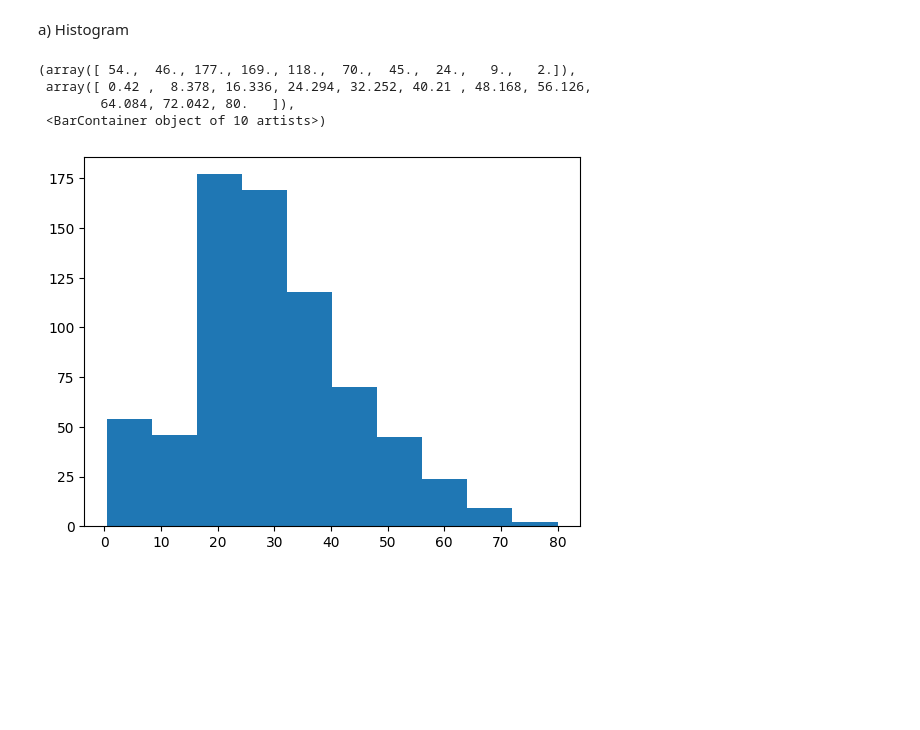
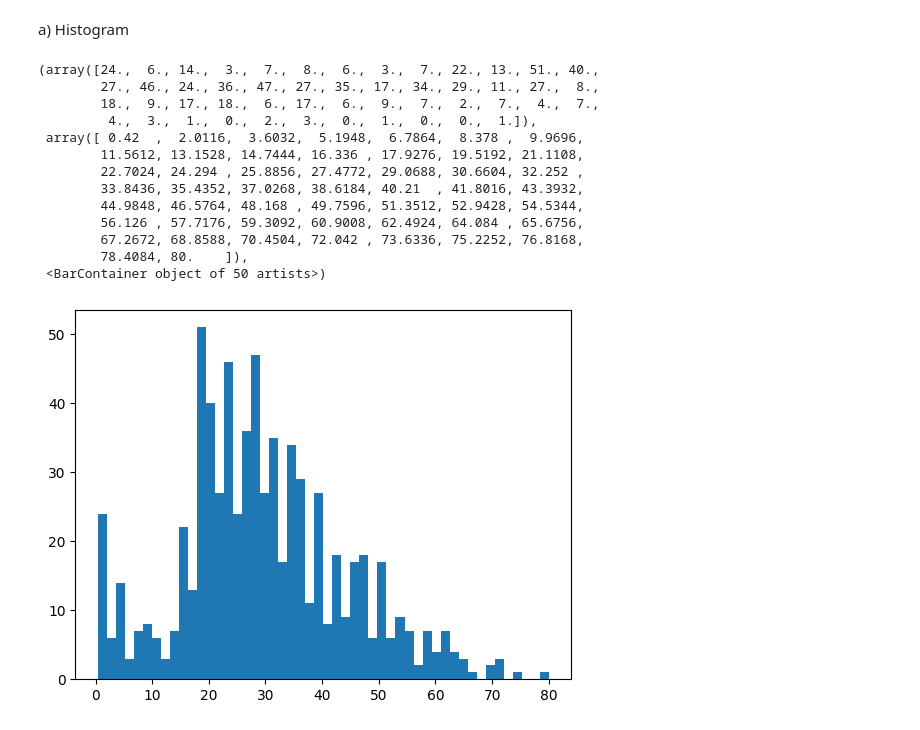
Before and after one commit to therakeshjoshi/Learning-Machine-Learning, a Jupyter notebook: EDA_Uni.ipynb, the cells around one changed output. Drawn from its saved outputs; the diff is of its cells as text; code cells hidden in the pictures; blank space fills up the shorter version.

```diff
--- a/EDA_Uni.ipynb
+++ b/EDA_Uni.ipynb
@@ -43,10 +43,19 @@ df['Survived'].value_counts().plot(kind='pie', autopct='%.2f')
 # %% [markdown]
 a) Histogram
 # %%
-plt.hist(df['Age'])
+plt.hist(df['Age'], bins = 50)
 # %% [output]
-(array([ 54.,  46., 177., 169., 118.,  70.,  45.,  24.,   9.,   2.]),
- array([ 0.42 ,  8.378, 16.336, 24.294, 32.252, 40.21 , 48.168, 56.126,
-        64.084, 72.042, 80.   ]),
- <BarContainer object of 10 artists>)
+(array([24.,  6., 14.,  3.,  7.,  8.,  6.,  3.,  7., 22., 13., 51., 40.,
+        27., 46., 24., 36., 47., 27., 35., 17., 34., 29., 11., 27.,  8.,
+        18.,  9., 17., 18.,  6., 17.,  6.,  9.,  7.,  2.,  7.,  4.,  7.,
+         4.,  3.,  1.,  0.,  2.,  3.,  0.,  1.,  0.,  0.,  1.]),
+ array([ 0.42  ,  2.0116,  3.6032,  5.1948,  6.7864,  8.378 ,  9.9696,
+        11.5612, 13.1528, 14.7444, 16.336 , 17.9276, 19.5192, 21.1108,
+        22.7024, 24.294 , 25.8856, 27.4772, 29.0688, 30.6604, 32.252 ,
+        33.8436, 35.4352, 37.0268, 38.6184, 40.21  , 41.8016, 43.3932,
+        44.9848, 46.5764, 48.168 , 49.7596, 51.3512, 52.9428, 54.5344,
+        56.126 , 57.7176, 59.3092, 60.9008, 62.4924, 64.084 , 65.6756,
+        67.2672, 68.8588, 70.4504, 72.042 , 73.6336, 75.2252, 76.8168,
+        78.4084, 80.    ]),
+ <BarContainer object of 50 artists>)
-[figure, old version]
+[figure, new version]
```
Also changed, not shown: parts of 7 cells of this notebook.
